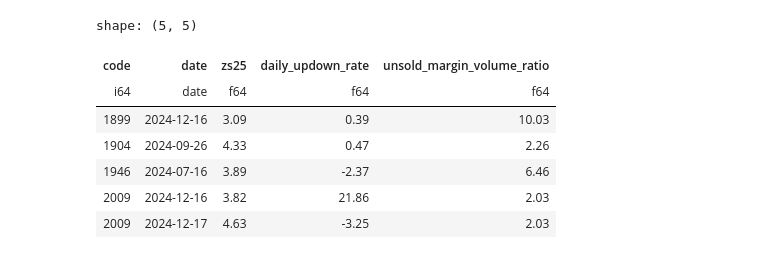
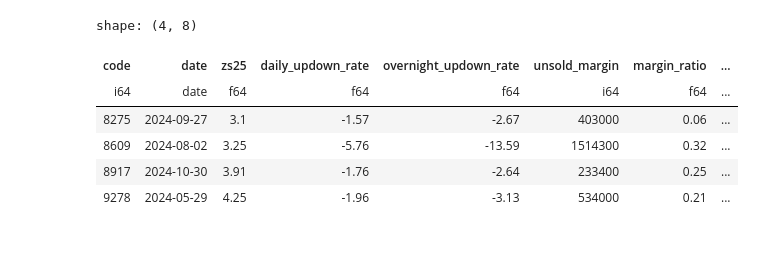
Before and after one commit to ogs-digilfe/wequant, a Jupyter notebook: notebooks/analysis/margin_volume_ratio_fluctuation2.ipynb, the cells around one changed output. Drawn from its saved outputs; the diff is of its cells as text; code cells hidden in the pictures.

```diff
--- a/notebooks/analysis/margin_volume_ratio_fluctuation2.ipynb
+++ b/notebooks/analysis/margin_volume_ratio_fluctuation2.ipynb
@@ -95,32 +97,37 @@ shape: (969_439, 17)
 ##### いろいろfilterしてみる
 # %%
 min_zs25 = 3
-min_daily_updown_rate = 5
+max_daily_updown_rate = -1
+max_overnight_updown_rate = -2
+max_margin_ratio = 0.5
 min_unsold_margin_volume_ratio = 2
 display_cols = [
     "code",
     "date",
     "zs25",
     "daily_updown_rate",
+    "overnight_updown_rate",
+    "unsold_margin",
+    "margin_ratio",
     "unsold_margin_volume_ratio"
 ]
 # %%
-#df = joined_df.filter(pl.col("zs25")>=min_zs25)\
-#    .filter(pl.col("daily_updown_rate")>=min_daily_updown_rate)\
-#    .filter(pl.col("unsold_margin_volume_ratio")>=min_unsold_margin_volume_ratio)
 df = joined_df.filter(pl.col("zs25")>=min_zs25)\
+    .filter(pl.col("daily_updown_rate")<=max_daily_updown_rate)\
+    .filter(pl.col("overnight_updown_rate")<=max_overnight_updown_rate)\
+    .filter(pl.col("margin_ratio")<=max_margin_ratio)\
     .filter(pl.col("unsold_margin_volume_ratio")>=min_unsold_margin_volume_ratio)
 
 df = df.drop_nulls()
 df = df.select(display_cols)
-df[50:55]
+unsold_margin_filtered_df = df
+unsold_margin_filtered_df[20:30]
 # %% [output]
-shape: (5, 5)
+shape: (4, 8)
-| code | date | zs25 | daily_updown_rate | unsold_margin_volume_ratio |
-| i64 | date | f64 | f64 | f64 |
-| 1899 | 2024-12-16 | 3.09 | 0.39 | 10.03 |
-| 1904 | 2024-09-26 | 4.33 | 0.47 | 2.26 |
-| 1946 | 2024-07-16 | 3.89 | -2.37 | 6.46 |
-| 2009 | 2024-12-16 | 3.82 | 21.86 | 2.03 |
-| 2009 | 2024-12-17 | 4.63 | -3.25 | 2.03 |
+| code | date | zs25 | daily_updown_rate | overnight_updown_rate | unsold_margin | margin_ratio | ... |
+| i64 | date | f64 | f64 | f64 | i64 | f64 | ... |
+| 8275 | 2024-09-27 | 3.1 | -1.57 | -2.67 | 403000 | 0.06 | ... |
+| 8609 | 2024-08-02 | 3.25 | -5.76 | -13.59 | 1514300 | 0.32 | ... |
+| 8917 | 2024-10-30 | 3.91 | -1.76 | -2.64 | 233400 | 0.25 | ... |
+| 9278 | 2024-05-29 | 4.25 | -1.96 | -3.13 | 534000 | 0.21 | ... |
 # %%
```
Also changed, not shown: parts of 7 cells of this notebook, 3 other files.
